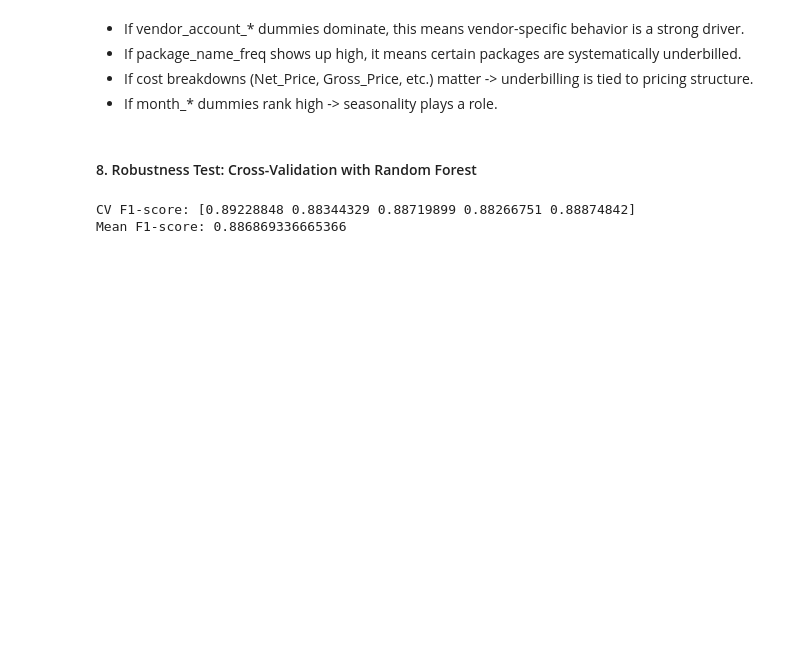
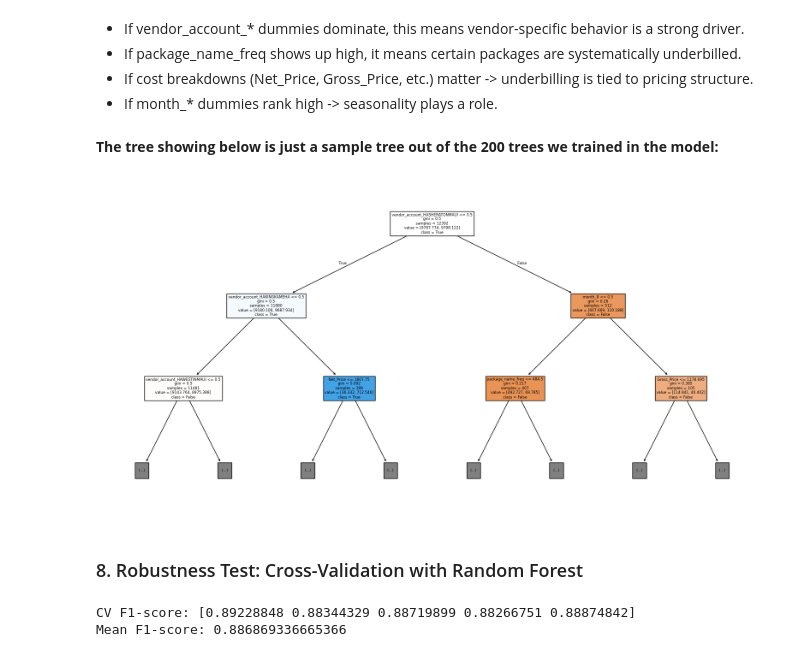
Before and after one commit to GJQu/RandomForestClassifier, a Jupyter notebook: PPV.ipynb, the cells around one changed output. Cells and saved outputs as stored; diff of their text form; code cells hidden in the pictures; blank space fills up the shorter version.

Commit message:
added visual

```diff
--- a/PPV.ipynb
+++ b/PPV.ipynb
@@ -517,8 +523,27 @@ plt.show()
 - If package_name_freq shows up high, it means certain packages are systematically underbilled.
 - If cost breakdowns (Net_Price, Gross_Price, etc.) matter -> underbilling is tied to pricing structure.
 - If month_* dummies rank high -> seasonality plays a role.
+# %% [markdown]
+**The tree showing below is just a sample tree out of the 200 trees we trained in the model:**
+# %%
+# Tree Visualisation
+import matplotlib.pyplot as plt
+from sklearn import tree
+
+# Pick first tree from forest
+plt.figure(figsize=(20,10))
+tree.plot_tree(
+    rf.estimators_[0],
+    feature_names=X_train.columns,
+    class_names=['False', 'True'],
+    filled=True,
+    max_depth=2
+)
+plt.show()
+# %% [output]
+[figure, added]
 # %% [markdown]
-#### 8. Robustness Test: Cross-Validation with Random Forest
+### 8. Robustness Test: Cross-Validation with Random Forest
 # %%
 from sklearn.model_selection import cross_val_score
 import numpy as np
```
Also changed, not shown: parts of 10 cells of this notebook.
